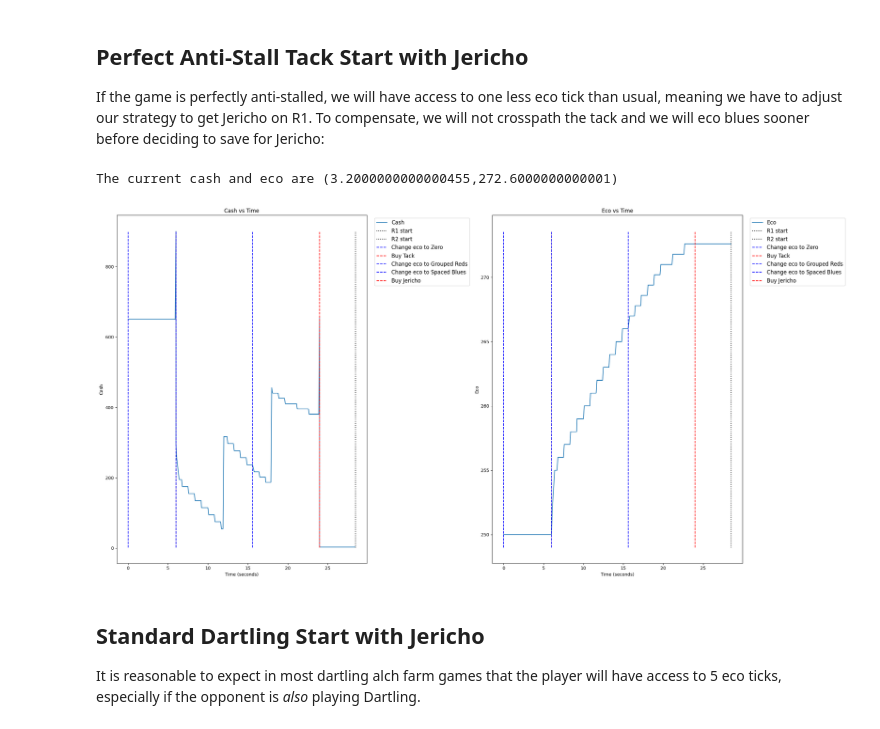
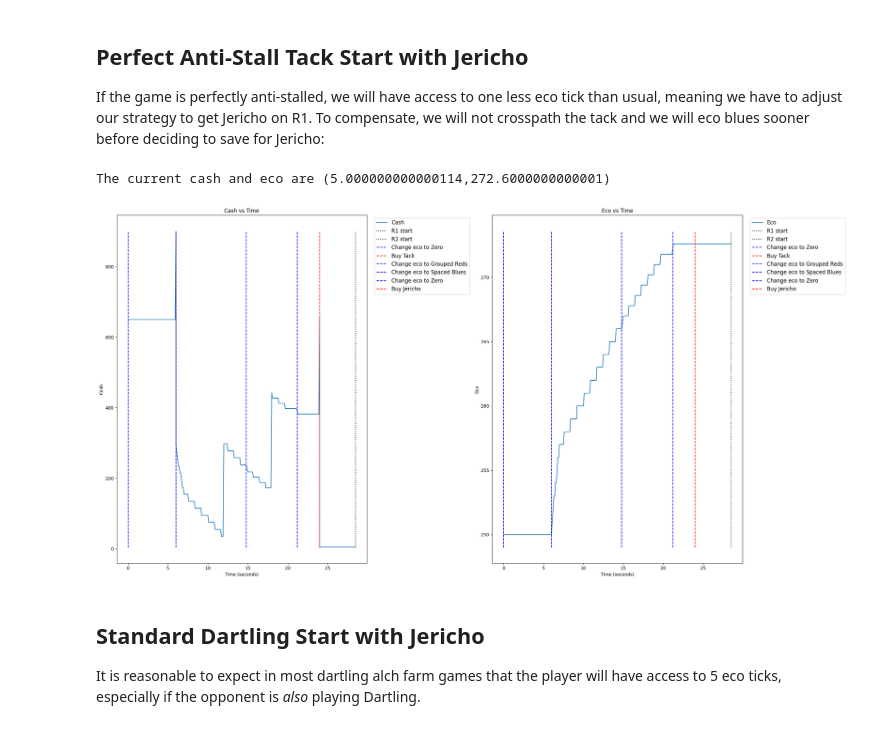
Before and after one commit to redlaserbmBTD/BTDB2_SIMULATOR, a Jupyter notebook: examples/3_eco_numbers.ipynb, the cells around one changed output. Cells and saved outputs as stored; diff of their text form; code cells hidden in the pictures.

```diff
--- a/examples/3_eco_numbers.ipynb
+++ b/examples/3_eco_numbers.ipynb
@@ -59,34 +59,34 @@ If the game is perfectly anti-stalled, we will have access to one less eco tick
 # %%
 rounds = b2.Rounds(0.0)
 
 buy_queue = [
     [b2.buyDefense(280 + 100 + 225, min_buy_time = rounds.getTimeFromRound(1), message = "Buy Tack")], #Buy 020 tack
     [b2.buyDefense(650, min_buy_time = rounds.getTimeFromRound(1.5), message = "Buy Jericho")] #Buy Jericho
 ]
 
 eco_queue = [
         b2.ecoSend(time = rounds.getTimeFromRound(1), send_name = 'Grouped Reds', max_eco_amount = 267),
-        b2.ecoSend(send_name = 'Spaced Blues', max_eco_amount = 273)
+        b2.ecoSend(send_name = 'Spaced Blues', max_eco_amount = 272)
 ]
 
 initial_state_game = {
     'Cash': 650,
     'Eco': 250,
     'Eco Send': b2.ecoSend(send_name='Zero'),
     'Rounds': rounds,
     'Game Round': 0,
     'Buy Queue': buy_queue,
     'Eco Queue': eco_queue
 }
 
 game_state = b2.GameState(initial_state_game)
 game_state.fastForward(target_round = 2)
 game_state.viewCashEcoHistory((24,12))
 print("The current cash and eco are (%s,%s)"%(game_state.cash, game_state.eco))
 b2.writeLog(game_state.logs, filename = 'eco_numbers_2')
 # %% [output]
-The current cash and eco are (3.2000000000000455,272.6000000000001)
+The current cash and eco are (5.000000000000114,272.6000000000001)
-[figure, old version]
+[figure, new version]
 # %% [markdown]
 ## Standard Dartling Start with Jericho
 
```
Also changed, not shown: parts of 2 cells of this notebook, 9 other files.
